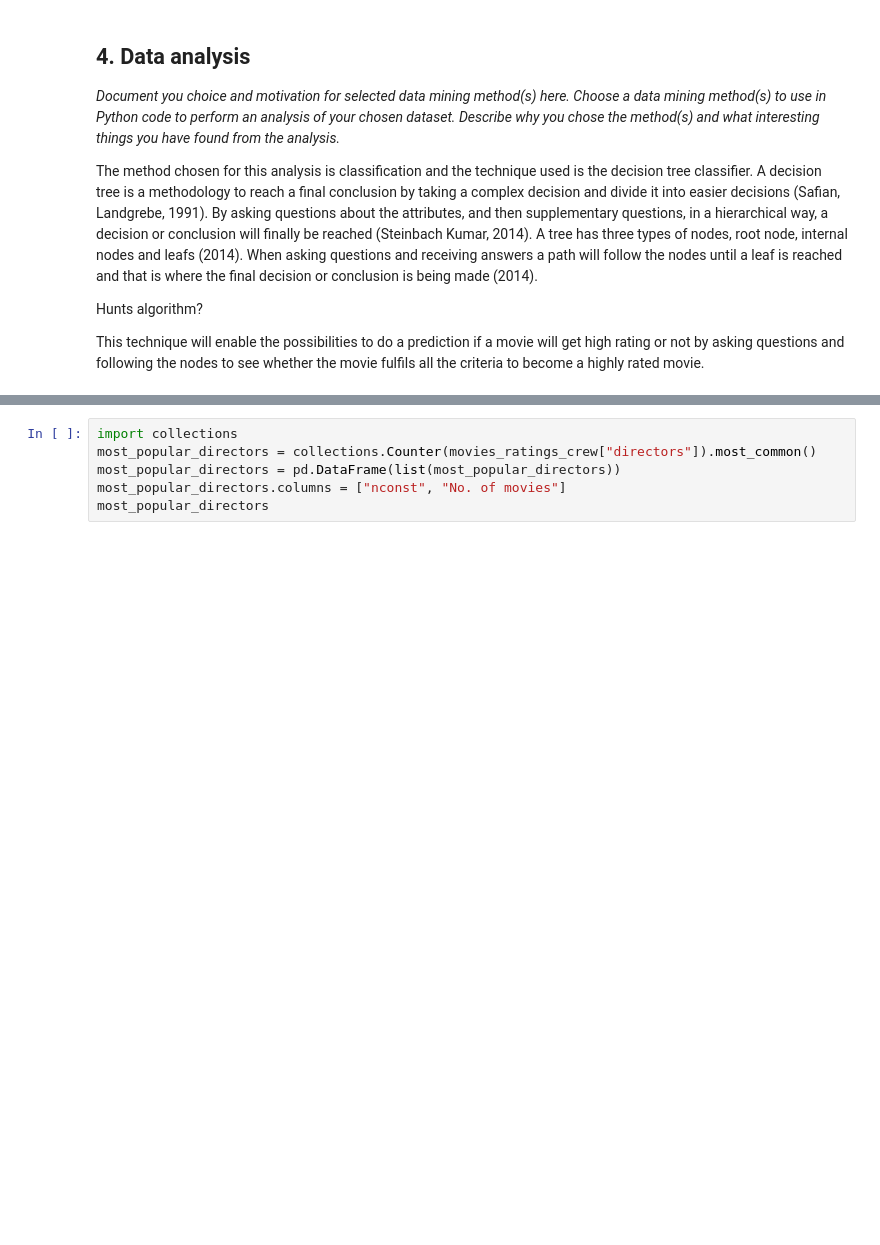
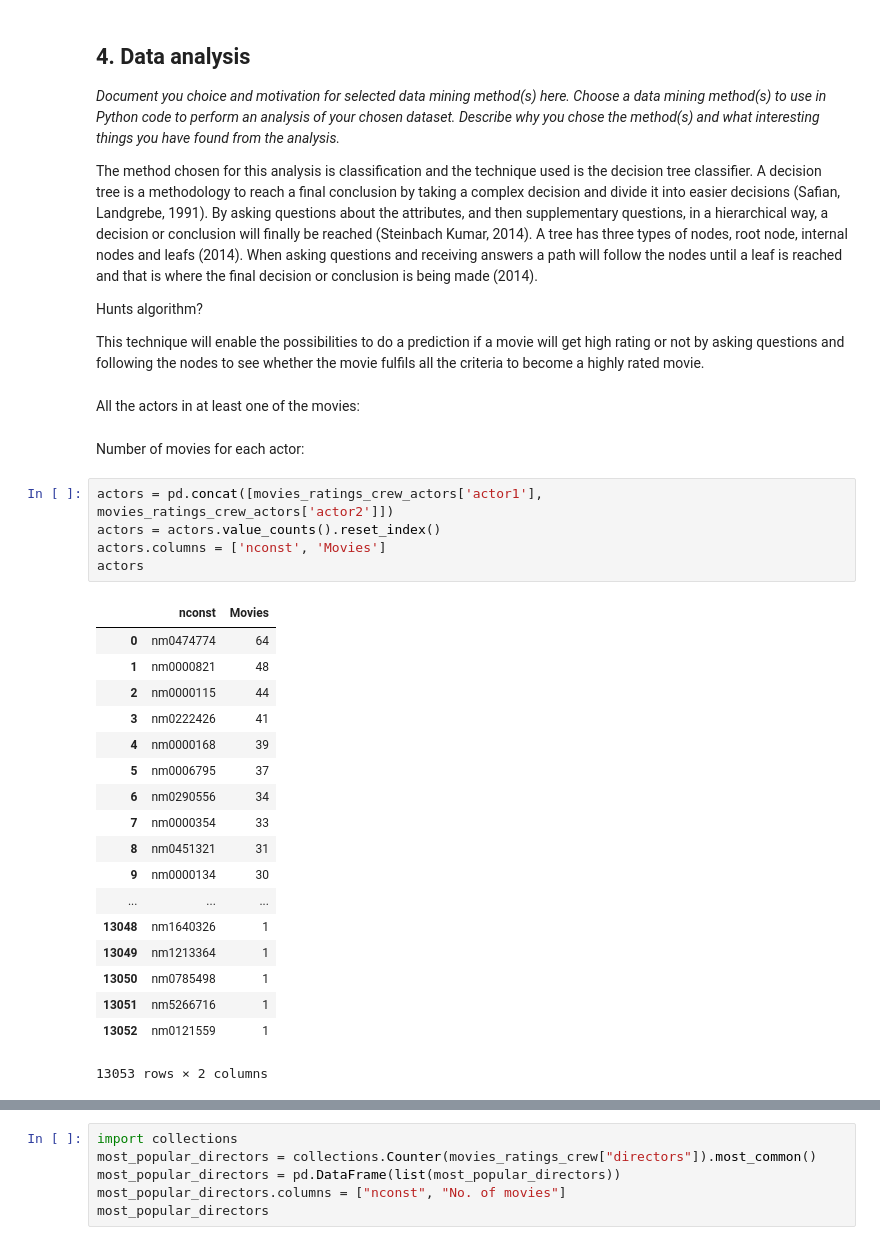
Before and after one commit to philipohlund/2IS063_project, a Jupyter notebook: Data Mining Project.ipynb, the cells around one changed output, grey strips where cells are left out. Saved outputs shown, nothing was run; the diff lists cells and outputs as text; blank space fills up the shorter version.

```diff
--- a/Data Mining Project.ipynb
+++ b/Data Mining Project.ipynb
@@ -415,3 +477,31 @@ The method chosen for this analysis is classification and the technique used is
  Hunts algorithm?
 
 This technique will enable the possibilities to do a prediction if a movie will get high rating or not by asking questions and following the nodes to see whether the movie fulfils all the criteria to become a highly rated movie.
+# %% [markdown]
+All the actors in at least one of the movies:
+# %% [markdown]
+Number of movies for each actor:
+# %%
+actors = pd.concat([movies_ratings_crew_actors['actor1'], movies_ratings_crew_actors['actor2']])
+actors = actors.value_counts().reset_index()
+actors.columns = ['nconst', 'Movies']
+actors
+# %% [output]
+|  | nconst | Movies |
+| 0 | nm0474774 | 64 |
+| 1 | nm0000821 | 48 |
+| 2 | nm0000115 | 44 |
+| 3 | nm0222426 | 41 |
+| 4 | nm0000168 | 39 |
+| 5 | nm0006795 | 37 |
+| 6 | nm0290556 | 34 |
+| 7 | nm0000354 | 33 |
+| 8 | nm0451321 | 31 |
+| 9 | nm0000134 | 30 |
+| ... | ... | ... |
+| 13048 | nm1640326 | 1 |
+| 13049 | nm1213364 | 1 |
+| 13050 | nm0785498 | 1 |
+| 13051 | nm5266716 | 1 |
+| 13052 | nm0121559 | 1 |
+13053 rows × 2 columns
```
Also changed, not shown: parts of 10 cells of this notebook.
